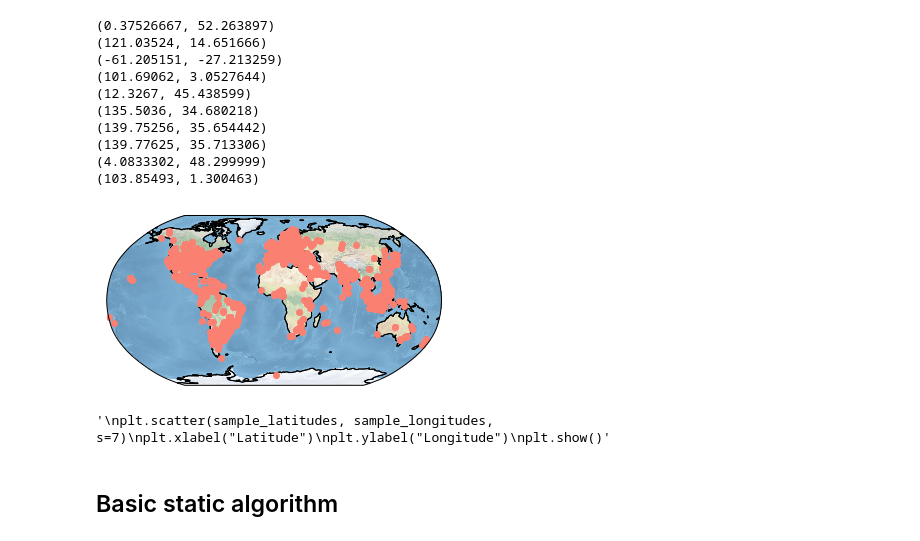
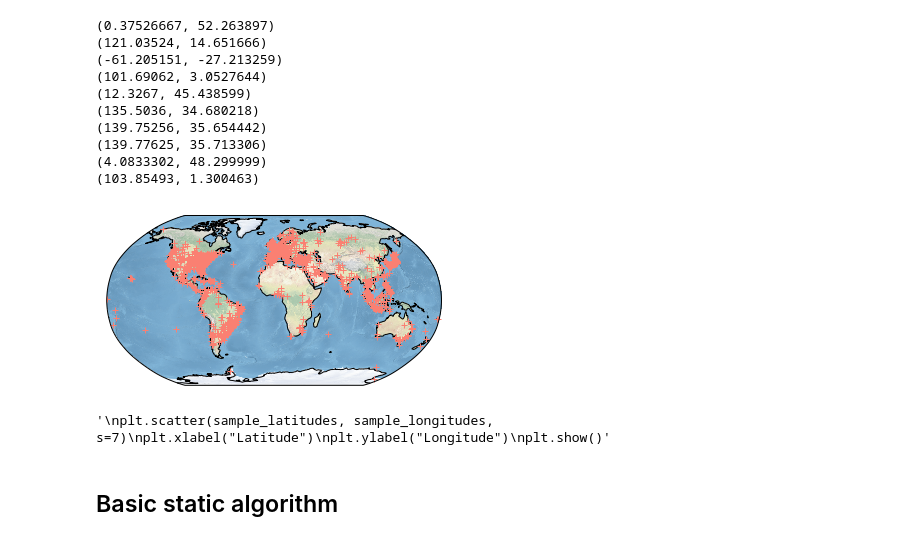
Before and after one commit to AdeleMortier/KCenters, a Jupyter notebook: Fully Dynamic k-center Clustering.ipynb, the cells around one changed output. Saved outputs shown, nothing was run; the diff lists cells and outputs as text; code cells hidden in the pictures.

Commit message:
found a good set of parameter to visualize clusters on the world map

```diff
--- a/Fully Dynamic k-center Clustering.ipynb
+++ b/Fully Dynamic k-center Clustering.ipynb
@@ -69,20 +69,13 @@ sample_longitudes = [sample[1] for sample in sample_dataset]
 # %%
 import cartopy.crs as ccrs
 ax = plt.axes(projection=ccrs.Robinson())
 ax.set_global()
 ax.stock_img()
 ax.coastlines()
-plt.plot(sample_latitudes, sample_longitudes, 'o', transform=ccrs.PlateCarree(), color='salmon')
+plt.plot(sample_latitudes, sample_longitudes, '+', transform=ccrs.PlateCarree(), color='salmon')
 plt.show()
-
-
-'''
-plt.scatter(sample_latitudes, sample_longitudes, s=7)
-plt.xlabel("Latitude")
-plt.ylabel("Longitude")
-plt.show()'''
 # %% [output]
-[figure, old version]
+[figure, new version]
 '\nplt.scatter(sample_latitudes, sample_longitudes, s=7)\nplt.xlabel("Latitude")\nplt.ylabel("Longitude")\nplt.show()'
 # %% [markdown]
 ## Basic static algorithm
```
Also changed, not shown: parts of 9 cells of this notebook.
